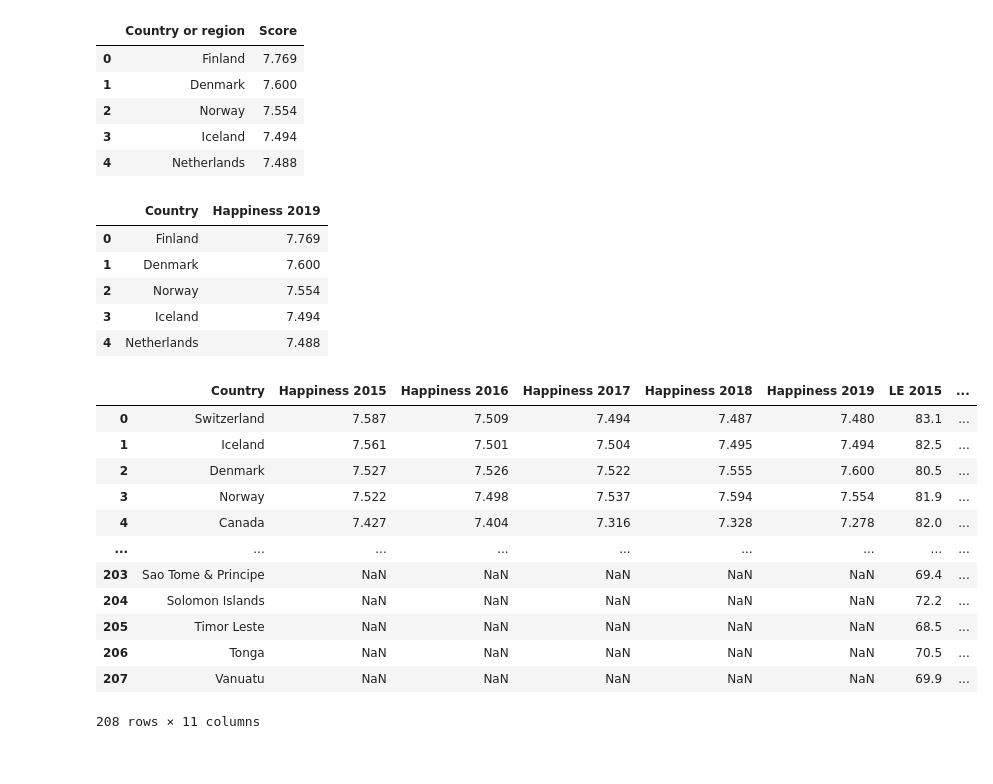
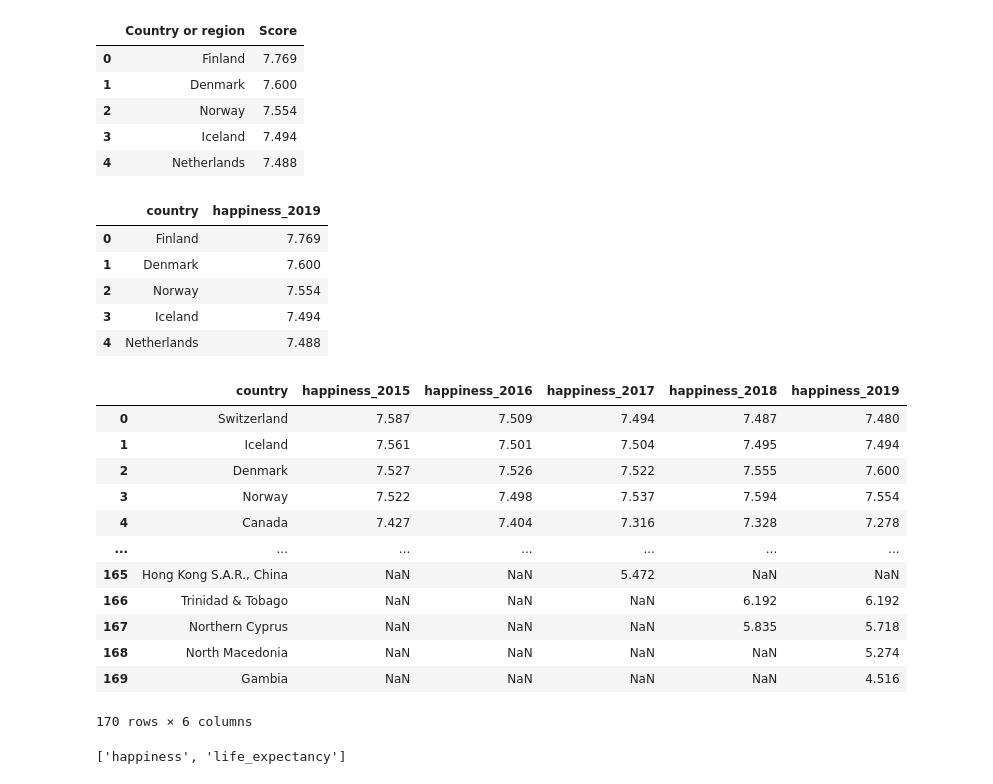
Before and after one commit to thn22/Dedupeanalytics, a Jupyter notebook: cleaning.ipynb, the cells around one changed output. Saved outputs shown, nothing was run; the diff lists cells and outputs as text; code cells hidden in the pictures.

```diff
--- a/cleaning.ipynb
+++ b/cleaning.ipynb
@@ -118,6 +119,6 @@ year2_clean_df.head()
 | 3 | Norway | 7.498 |
 | 4 | Finland | 7.413 |
 # %%
-final2_df = year2_clean_df.rename(columns={'Happiness Score': 'Happiness 2016'})
+final2_df = year2_clean_df.rename(columns={'Happiness Score': 'happiness_2016', 'Country': 'country'})
 final2_df.head()
 # %% [output]
@@ -151,6 +152,6 @@ year3_clean_df.head()
 | 3 | Switzerland | 7.494 |
 | 4 | Finland | 7.469 |
 # %%
-final3_df = year3_clean_df.rename(columns={'Happiness.Score': 'Happiness 2017'})
+final3_df = year3_clean_df.rename(columns={'Happiness.Score': 'happiness_2017', 'Country': 'country'})
 final3_df.head()
 # %% [output]
@@ -183,6 +184,6 @@ year4_clean_df.head()
 | 3 | Iceland | 7.495 |
 | 4 | Switzerland | 7.487 |
 # %%
-final4_df = year4_clean_df.rename(columns={'Score': 'Happiness 2018', 'Country or region': 'Country'})
+final4_df = year4_clean_df.rename(columns={'Score': 'happiness_2018', 'Country or region': 'country'})
 final4_df.head()
 # %% [output]
@@ -215,31 +216,31 @@ year5_clean_df.head()
 | 3 | Iceland | 7.494 |
 | 4 | Netherlands | 7.488 |
 # %%
-final5_df = year5_clean_df.rename(columns={'Score': 'Happiness 2019', 'Country or region': 'Country'})
+final5_df = year5_clean_df.rename(columns={'Score': 'happiness_2019', 'Country or region': 'country'})
 final5_df.head()
 # %% [output]
-|  | Country | Happiness 2019 |
+|  | country | happiness_2019 |
 | 0 | Finland | 7.769 |
 | 1 | Denmark | 7.600 |
 | 2 | Norway | 7.554 |
 | 3 | Iceland | 7.494 |
 | 4 | Netherlands | 7.488 |
 # %%
-DataFrames = [final1_df, final2_df, final3_df, final4_df, final5_df, cleaned_le_df]
+DataFrames = [final1_df, final2_df, final3_df, final4_df, final5_df]
 
-merged_df= reduce(lambda left,right: pd.merge(left,right,on=['Country'], how='outer'), DataFrames)
-merged_df
+happiness_df = reduce(lambda left,right: pd.merge(left,right,on=['country'], how='outer'), DataFrames)
+happiness_df
 # %% [output]
-|  | Country | Happiness 2015 | Happiness 2016 | Happiness 2017 | Happiness 2018 | Happiness 2019 | LE 2015 | ... |
-| 0 | Switzerland | 7.587 | 7.509 | 7.494 | 7.487 | 7.480 | 83.1 | ... |
-| 1 | Iceland | 7.561 | 7.501 | 7.504 | 7.495 | 7.494 | 82.5 | ... |
-| 2 | Denmark | 7.527 | 7.526 | 7.522 | 7.555 | 7.600 | 80.5 | ... |
-| 3 | Norway | 7.522 | 7.498 | 7.537 | 7.594 | 7.554 | 81.9 | ... |
-| 4 | Canada | 7.427 | 7.404 | 7.316 | 7.328 | 7.278 | 82.0 | ... |
-| ... | ... | ... | ... | ... | ... | ... | ... | ... |
-| 203 | Sao Tome & Principe | NaN | NaN | NaN | NaN | NaN | 69.4 | ... |
-| 204 | Solomon Islands | NaN | NaN | NaN | NaN | NaN | 72.2 | ... |
-| 205 | Timor Leste | NaN | NaN | NaN | NaN | NaN | 68.5 | ... |
-| 206 | Tonga | NaN | NaN | NaN | NaN | NaN | 70.5 | ... |
-| 207 | Vanuatu | NaN | NaN | NaN | NaN | NaN | 69.9 | ... |
+|  | country | happiness_2015 | happiness_2016 | happiness_2017 | happiness_2018 | happiness_2019 |
+| 0 | Switzerland | 7.587 | 7.509 | 7.494 | 7.487 | 7.480 |
+| 1 | Iceland | 7.561 | 7.501 | 7.504 | 7.495 | 7.494 |
+| 2 | Denmark | 7.527 | 7.526 | 7.522 | 7.555 | 7.600 |
+| 3 | Norway | 7.522 | 7.498 | 7.537 | 7.594 | 7.554 |
+| 4 | Canada | 7.427 | 7.404 | 7.316 | 7.328 | 7.278 |
+| ... | ... | ... | ... | ... | ... | ... |
+| 165 | Hong Kong S.A.R., China | NaN | NaN | 5.472 | NaN | NaN |
+| 166 | Trinidad & Tobago | NaN | NaN | NaN | 6.192 | 6.192 |
+| 167 | Northern Cyprus | NaN | NaN | NaN | 5.835 | 5.718 |
+| 168 | North Macedonia | NaN | NaN | NaN | NaN | 5.274 |
+| 169 | Gambia | NaN | NaN | NaN | NaN | 4.516 |
-208 rows × 11 columns
+170 rows × 6 columns
@@ -245,0 +256,4 @@ merged_df
+# %%
+engine.table_names()
+# %% [output]
+['happiness', 'life_expectancy']
```
Also changed, not shown: parts of 10 cells of this notebook, 1 other file.
